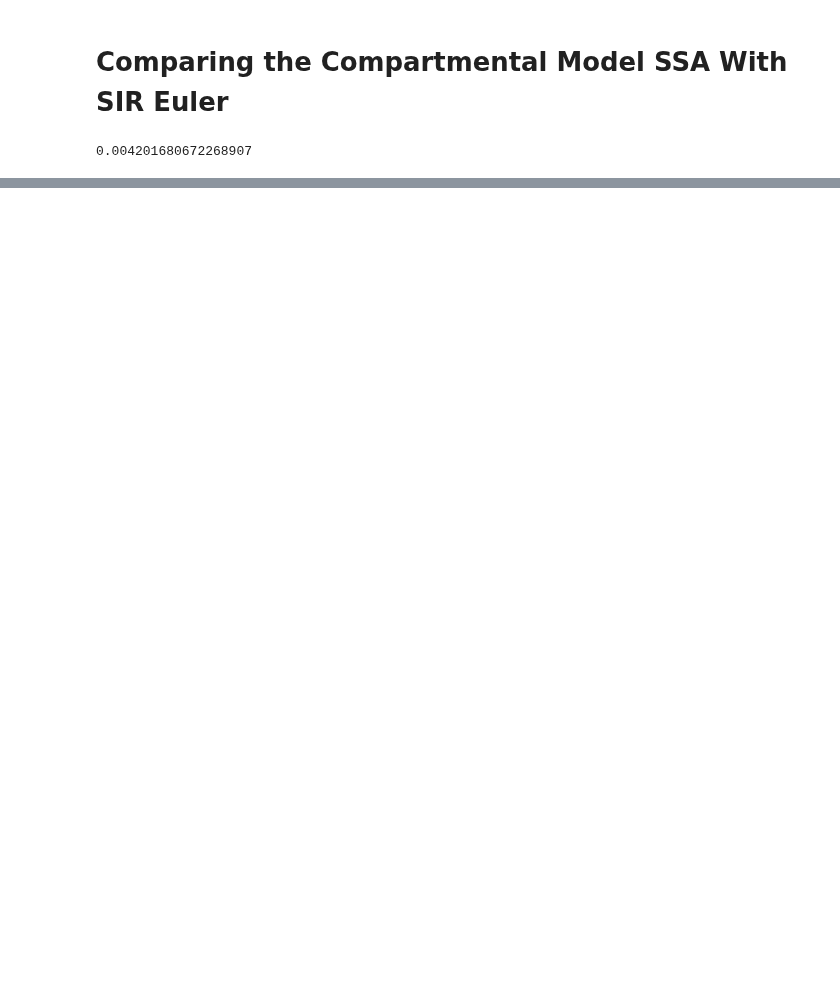
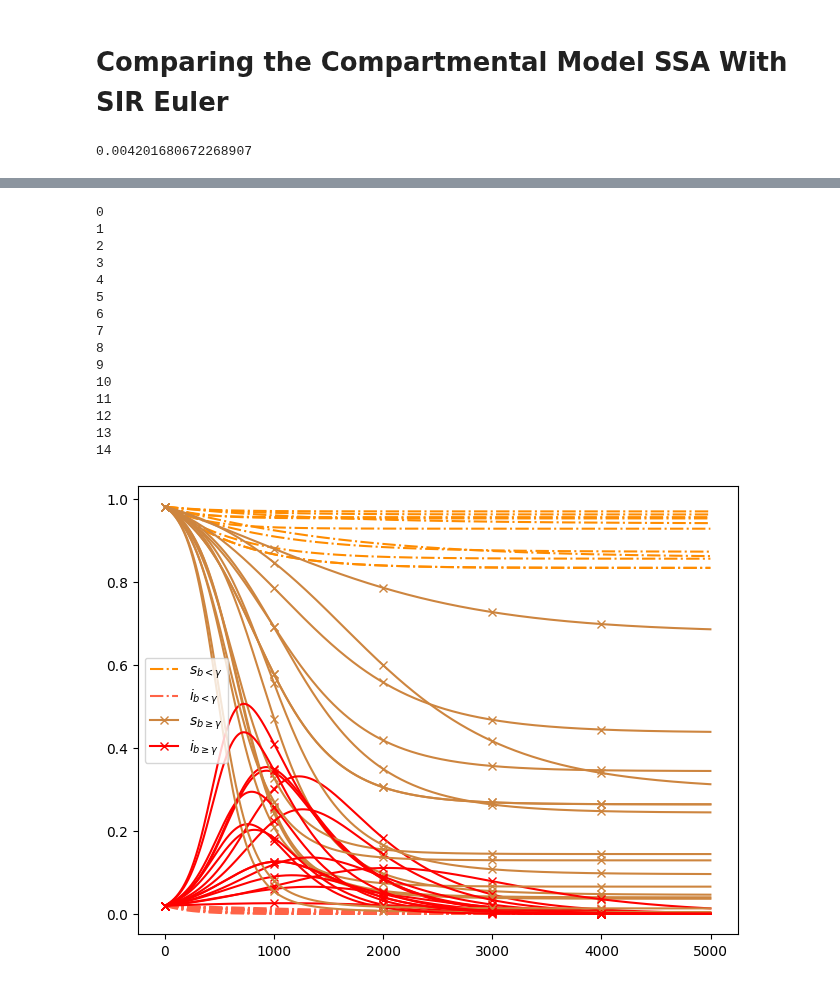
Before and after one commit to HimanshuSingh-all/Computational-Epidemiology-ICTS, a Jupyter notebook: sir_naive_compartmental.ipynb, the cells around one changed output, grey strips where cells are left out. Saved outputs shown, nothing was run; the diff lists cells and outputs as text; code cells hidden in the pictures; blank space fills up the shorter version.

Commit message:
Updating the plots

```diff
--- a/sir_naive_compartmental.ipynb
+++ b/sir_naive_compartmental.ipynb
@@ -89,6 +89,10 @@ gammas = np.random.uniform(low = 1, high =gsh, size = (10,))
 
 bless = list()
 bhigh = list()
+
+s = 100
+inf = 2
+xinit = np.array([s, inf ,0])
 
 for b_sir in bs:
     for gamma_sir in gammas:
@@ -118,3 +122,54 @@ lowlinestyle = 'dashdot'
 colorslow = ['darkorange', 'tomato', 'magenta']
 colorshigh = ['peru', 'red', 'midnightblue']
 alpha_plot = 0.5
+# %%
+plots = {'s', 'i'} #, 'r'}
+every = 1000
+lowlinestyle = 'dashdot'
+colorslow = ['darkorange', 'tomato', 'magenta']
+colorshigh = ['peru', 'red', 'midnightblue']
+alpha_plot = 0.5
+markerh = 'x'
+everyplot = 4
+fig, axs = plt.subplots(nrows= 1, ncols =1, constrained_layout = True) #, bbox_inches = 'tight')
+for euler_states in bless[::everyplot]:
+    axs.plot(euler_states[:,0], markevery = every, linestyle = lowlinestyle, color = colorslow[0]) if 's' in plots else None
+    axs.plot(euler_states[:,1], markevery = every, linestyle = lowlinestyle, color = colorslow[1]) if 'i' in plots else None
+    axs.plot(euler_states[:,2], markevery = every, linestyle = lowlinestyle, color = colorslow[2]) if 'r' in plots else None
+
+axs.plot(euler_states[:,0], markevery = every,label = r'$s_{b<\gamma}$', linestyle = lowlinestyle, color = colorslow[0]) if 's' in plots else None
+axs.plot(euler_states[:,1], markevery = every,label = r'$i_{b<\gamma}$', linestyle = lowlinestyle, color = colorslow[1]) if 'i' in plots else None
+axs.plot(euler_states[:,2], markevery = every,label = r'$r_{b<\gamma}$', linestyle = lowlinestyle, color = colorslow[2]) if 'r' in plots else None
+
+
+count = 0
+for euler_states in bhigh[::everyplot]:
+    print(count)
+    count+=1
+    axs.plot(euler_states[:,0], markevery = every, marker = markerh, color = colorshigh[0]) if 's' in plots else None
+    axs.plot(euler_states[:,1], markevery = every, marker = markerh, color = colorshigh[1]) if 'i' in plots else None
+    axs.plot(euler_states[:,2], markevery = every, marker = markerh, color = colorshigh[2]) if 'r' in plots else None
+
+axs.plot(euler_states[:,0], markevery = every,label = r'$s_{b\geq\gamma}$', marker = markerh, color = colorshigh[0]) if 's' in plots else None
+axs.plot(euler_states[:,1], markevery = every,label = r'$i_{b\geq\gamma}$', marker = markerh, color = colorshigh[1]) if 'i' in plots else None
+axs.plot(euler_states[:,2], markevery = every,label = r'$r_{b\geq\gamma}$', marker = markerh, color = colorshigh[2]) if 'r' in plots else None
+
+plt.legend()
+plt.show()
+# %% [output]
+0
+1
+2
+3
+4
+5
+6
+7
+8
+9
+10
+11
+12
+13
+14
+[figure, added]
```
Also changed, not shown: parts of 2 cells of this notebook.
